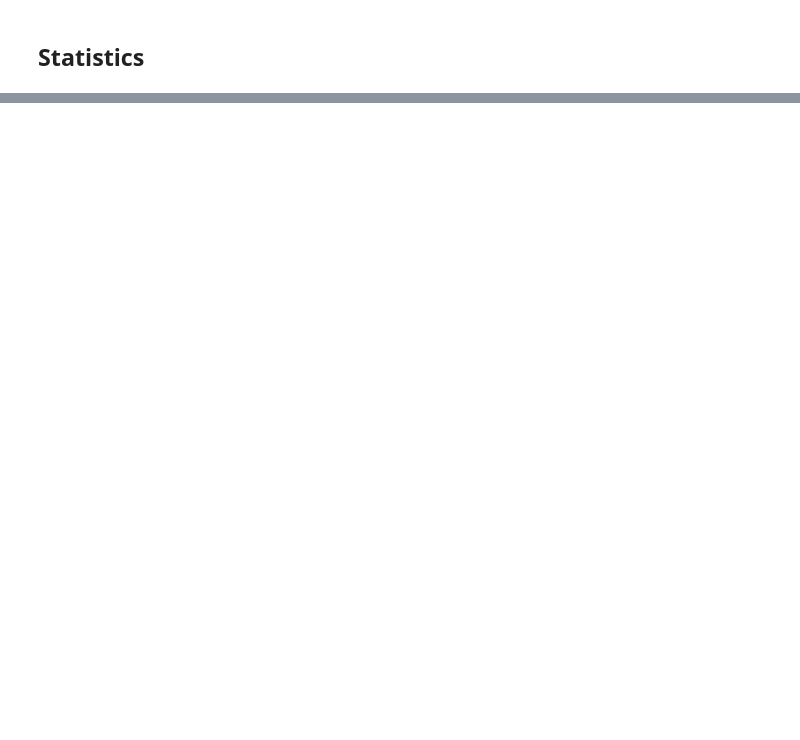
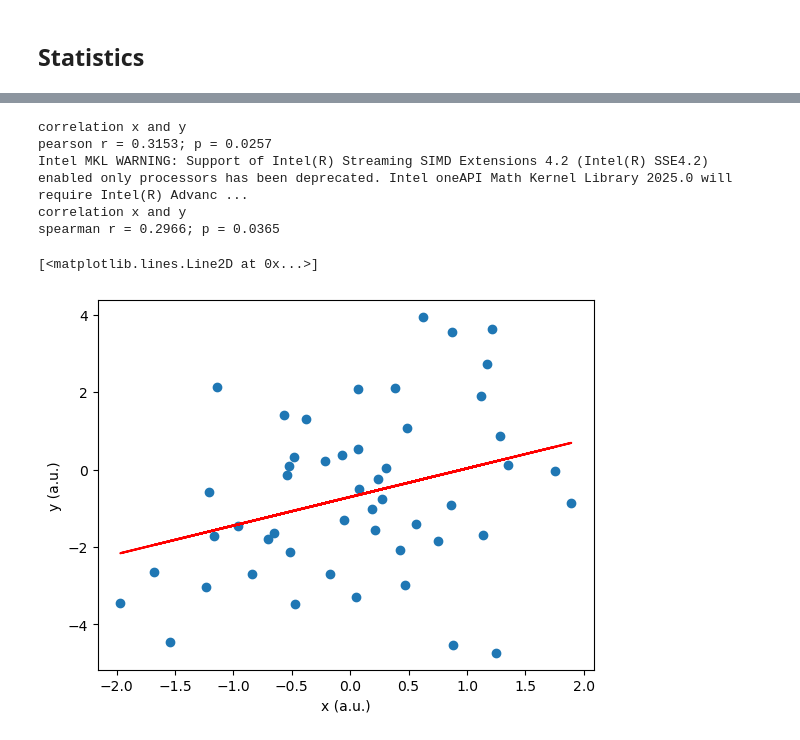
Before and after one commit to jwdegee/intro2python, a Jupyter notebook: L2_numpy_scipy_matplotlib_pandas.ipynb, the cells around one changed output, grey strips where cells are left out. Cells and saved outputs as stored; diff of their text form; code cells hidden in the pictures; blank space fills up the shorter version.

```diff
--- a/L2_numpy_scipy_matplotlib_pandas.ipynb
+++ b/L2_numpy_scipy_matplotlib_pandas.ipynb
@@ -415,24 +779,31 @@ print('x2 vs 0\n1 sample t-test: t = {}; p = {}'.format(round(t,4), round(p,4)))
 # %%
 # REGRESSION:
 
 x = np.random.normal(loc=0, scale=1, size=50)
 y = x + np.random.normal(loc=0, scale=2, size=50)
 
 r, p = sp.stats.pearsonr(x, y)
 print('correlation x and y\npearson r = {}; p = {}'.format(round(r,4), round(p,4)))
 
 r, p = sp.stats.spearmanr(x, y)
 print('correlation x and y\nspearman r = {}; p = {}'.format(round(r,4), round(p,4)))
 
-plt.figure()
 plt.plot(x,y,'o')
 plt.xlabel('x (a.u.)')
 plt.ylabel('y (a.u.)')
 
 # calc the trendline
 coefs = np.polyfit(x, y, 1)
 poly = np.poly1d(coefs)
 plt.plot(x, poly(x), "r")
+# %% [output]
+correlation x and y
+pearson r = 0.3153; p = 0.0257
+Intel MKL WARNING: Support of Intel(R) Streaming SIMD Extensions 4.2 (Intel(R) SSE4.2) enabled only processors has been deprecated. Intel oneAPI Math Kernel Library 2025.0 will require Intel(R) Advanc ...
+correlation x and y
+spearman r = 0.2966; p = 0.0365
+[<matplotlib.lines.Line2D at 0x...>]
+[figure, added]
 # %%
 import pandas as pd
 
```
Also changed, not shown: parts of 93 cells of this notebook, 2 other files.
